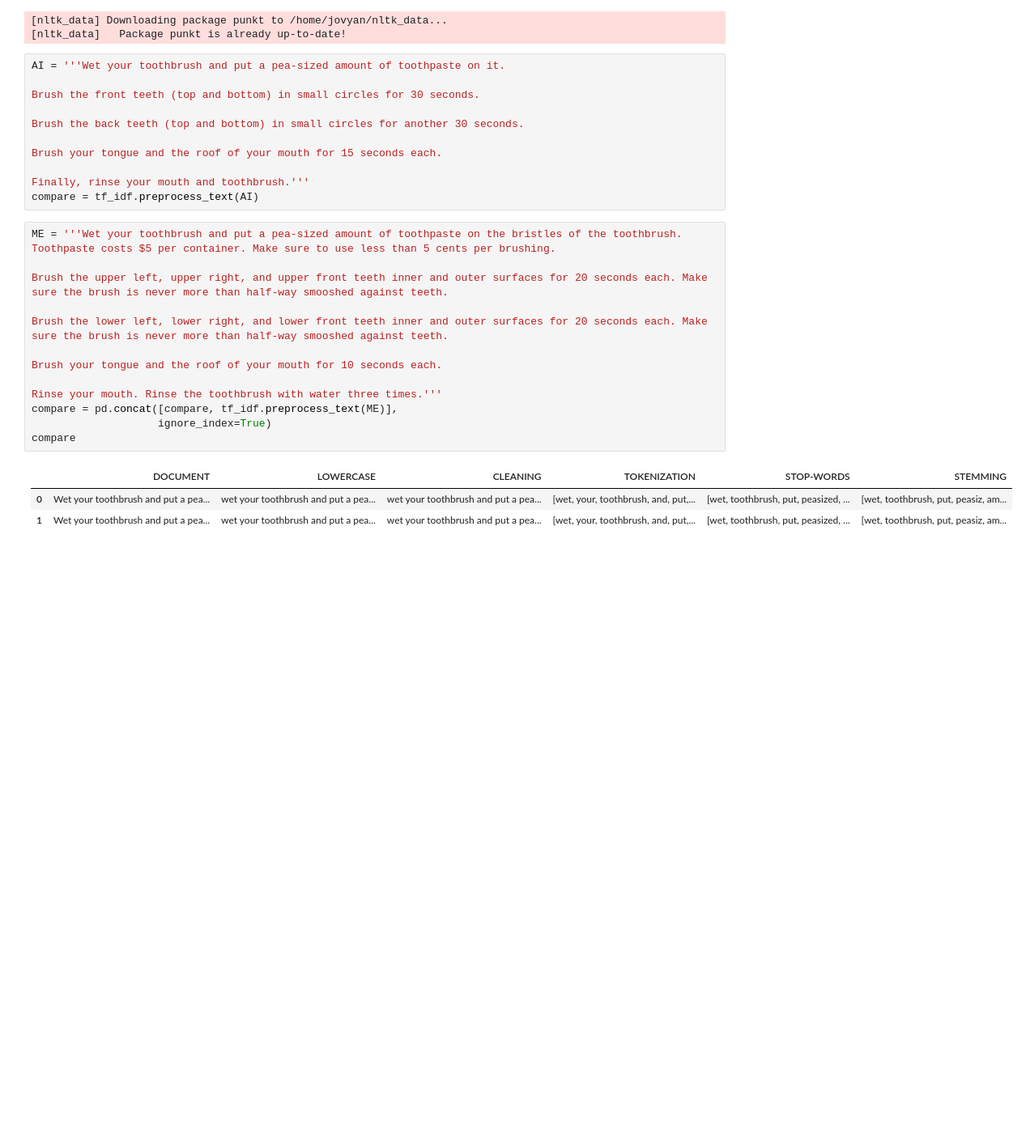
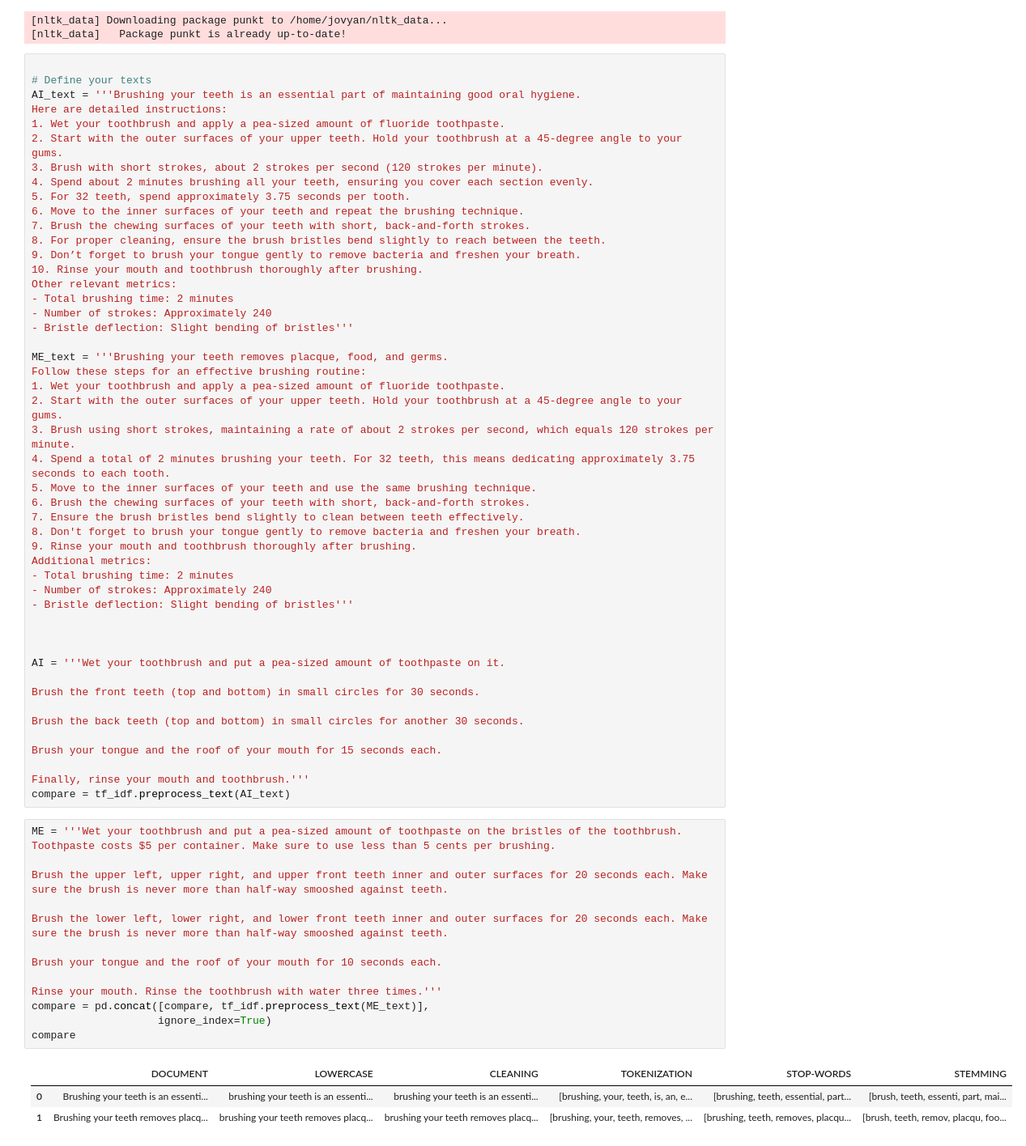
Before and after one commit to profryancoooper/data-driven-decisions, a Jupyter notebook: module_00/HW_00.ipynb, the cells around one changed output. Shown at 81% size. Drawn from its saved outputs; the diff is of its cells as text; blank space fills up the shorter version.

```diff
--- a/module_00/HW_00.ipynb
+++ b/module_00/HW_00.ipynb
@@ -74,6 +74,43 @@ import tf_idf.core as tf_idf
 [nltk_data] Downloading package punkt to /home/jovyan/nltk_data...
 [nltk_data]   Package punkt is already up-to-date!
 # %%
+
+# Define your texts
+AI_text = '''Brushing your teeth is an essential part of maintaining good oral hygiene.
+Here are detailed instructions:
+1. Wet your toothbrush and apply a pea-sized amount of fluoride toothpaste.
+2. Start with the outer surfaces of your upper teeth. Hold your toothbrush at a 45-degree angle to your gums.
+3. Brush with short strokes, about 2 strokes per second (120 strokes per minute).
+4. Spend about 2 minutes brushing all your teeth, ensuring you cover each section evenly.
+5. For 32 teeth, spend approximately 3.75 seconds per tooth.
+6. Move to the inner surfaces of your teeth and repeat the brushing technique.
+7. Brush the chewing surfaces of your teeth with short, back-and-forth strokes.
+8. For proper cleaning, ensure the brush bristles bend slightly to reach between the teeth.
+9. Don’t forget to brush your tongue gently to remove bacteria and freshen your breath.
+10. Rinse your mouth and toothbrush thoroughly after brushing.
+Other relevant metrics:
+- Total brushing time: 2 minutes
+- Number of strokes: Approximately 240
+- Bristle deflection: Slight bending of bristles'''
+
+ME_text = '''Brushing your teeth removes placque, food, and germs.
+Follow these steps for an effective brushing routine:
+1. Wet your toothbrush and apply a pea-sized amount of fluoride toothpaste.
+2. Start with the outer surfaces of your upper teeth. Hold your toothbrush at a 45-degree angle to your gums.
+3. Brush using short strokes, maintaining a rate of about 2 strokes per second, which equals 120 strokes per minute.
+4. Spend a total of 2 minutes brushing your teeth. For 32 teeth, this means dedicating approximately 3.75 seconds to each tooth.
+5. Move to the inner surfaces of your teeth and use the same brushing technique.
+6. Brush the chewing surfaces of your teeth with short, back-and-forth strokes.
+7. Ensure the brush bristles bend slightly to clean between teeth effectively.
+8. Don't forget to brush your tongue gently to remove bacteria and freshen your breath.
+9. Rinse your mouth and toothbrush thoroughly after brushing.
+Additional metrics:
+- Total brushing time: 2 minutes
+- Number of strokes: Approximately 240
+- Bristle deflection: Slight bending of bristles'''
+
+
+
 AI = '''Wet your toothbrush and put a pea-sized amount of toothpaste on it.
 
 Brush the front teeth (top and bottom) in small circles for 30 seconds.
@@ -83,24 +120,24 @@ Brush the back teeth (top and bottom) in small circles for another 30 seconds.
 Brush your tongue and the roof of your mouth for 15 seconds each.
 
 Finally, rinse your mouth and toothbrush.'''
-compare = tf_idf.preprocess_text(AI)
+compare = tf_idf.preprocess_text(AI_text)
 # %%
 ME = '''Wet your toothbrush and put a pea-sized amount of toothpaste on the bristles of the toothbrush. Toothpaste costs $5 per container. Make sure to use less than 5 cents per brushing.
 
 Brush the upper left, upper right, and upper front teeth inner and outer surfaces for 20 seconds each. Make sure the brush is never more than half-way smooshed against teeth.
 
 Brush the lower left, lower right, and lower front teeth inner and outer surfaces for 20 seconds each. Make sure the brush is never more than half-way smooshed against teeth.
 
 Brush your tongue and the roof of your mouth for 10 seconds each.
 
 Rinse your mouth. Rinse the toothbrush with water three times.'''
-compare = pd.concat([compare, tf_idf.preprocess_text(ME)],
+compare = pd.concat([compare, tf_idf.preprocess_text(ME_text)],
                     ignore_index=True)
 compare
 # %% [output]
 |  | DOCUMENT | LOWERCASE | CLEANING | TOKENIZATION | STOP-WORDS | STEMMING |
-| 0 | Wet your toothbrush and put a pea... | wet your toothbrush and put a pea... | wet your toothbrush and put a pea... | [wet, your, toothbrush, and, put,... | [wet, toothbrush, put, peasized, ... | [wet, toothbrush, put, peasiz, am... |
-| 1 | Wet your toothbrush and put a pea... | wet your toothbrush and put a pea... | wet your toothbrush and put a pea... | [wet, your, toothbrush, and, put,... | [wet, toothbrush, put, peasized, ... | [wet, toothbrush, put, peasiz, am... |
+| 0 | Brushing your teeth is an essenti... | brushing your teeth is an essenti... | brushing your teeth is an essenti... | [brushing, your, teeth, is, an, e... | [brushing, teeth, essential, part... | [brush, teeth, essenti, part, mai... |
+| 1 | Brushing your teeth removes placq... | brushing your teeth removes placq... | brushing your teeth removes placq... | [brushing, your, teeth, removes, ... | [brushing, teeth, removes, placqu... | [brush, teeth, remov, placqu, foo... |
 # %%
 tf_idf.cosineSimilarity(compare)
 # %% [output]
```
Also changed, not shown: parts of 2 cells of this notebook, 4 other files.
